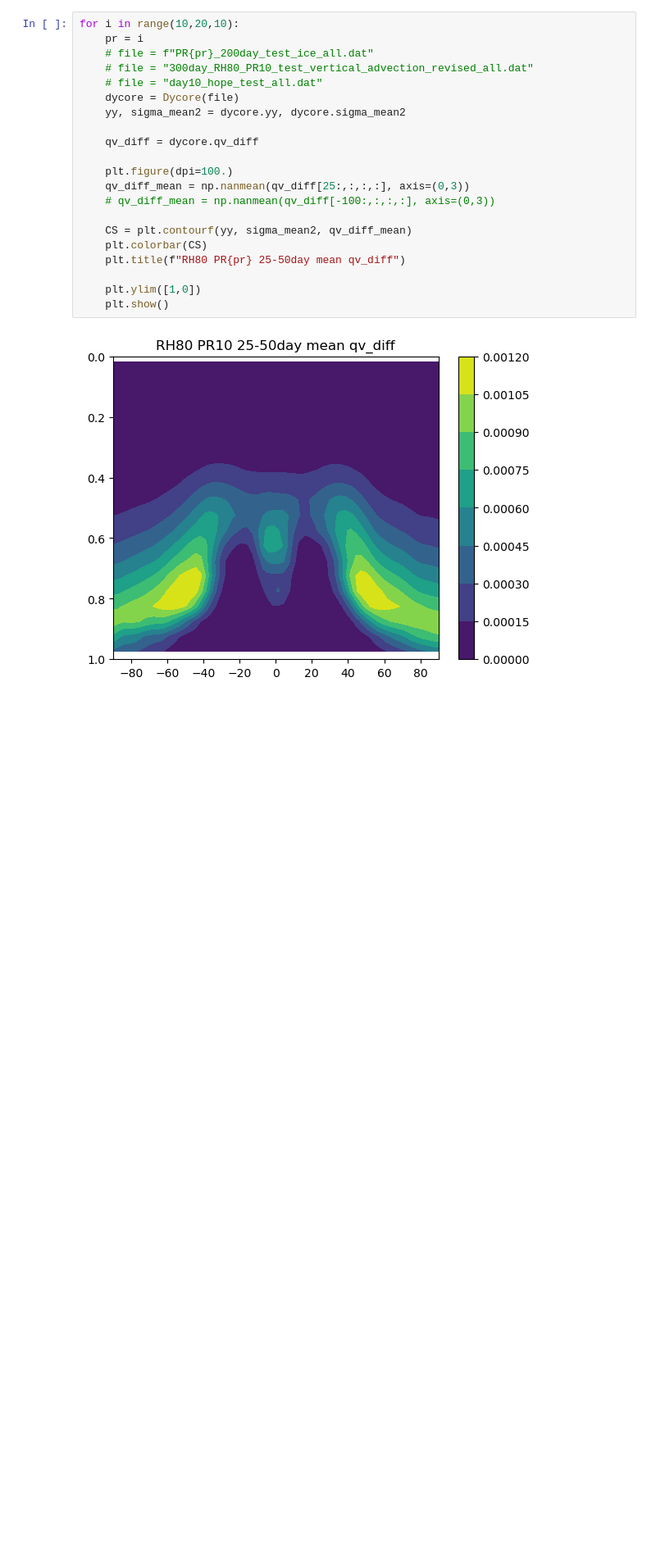
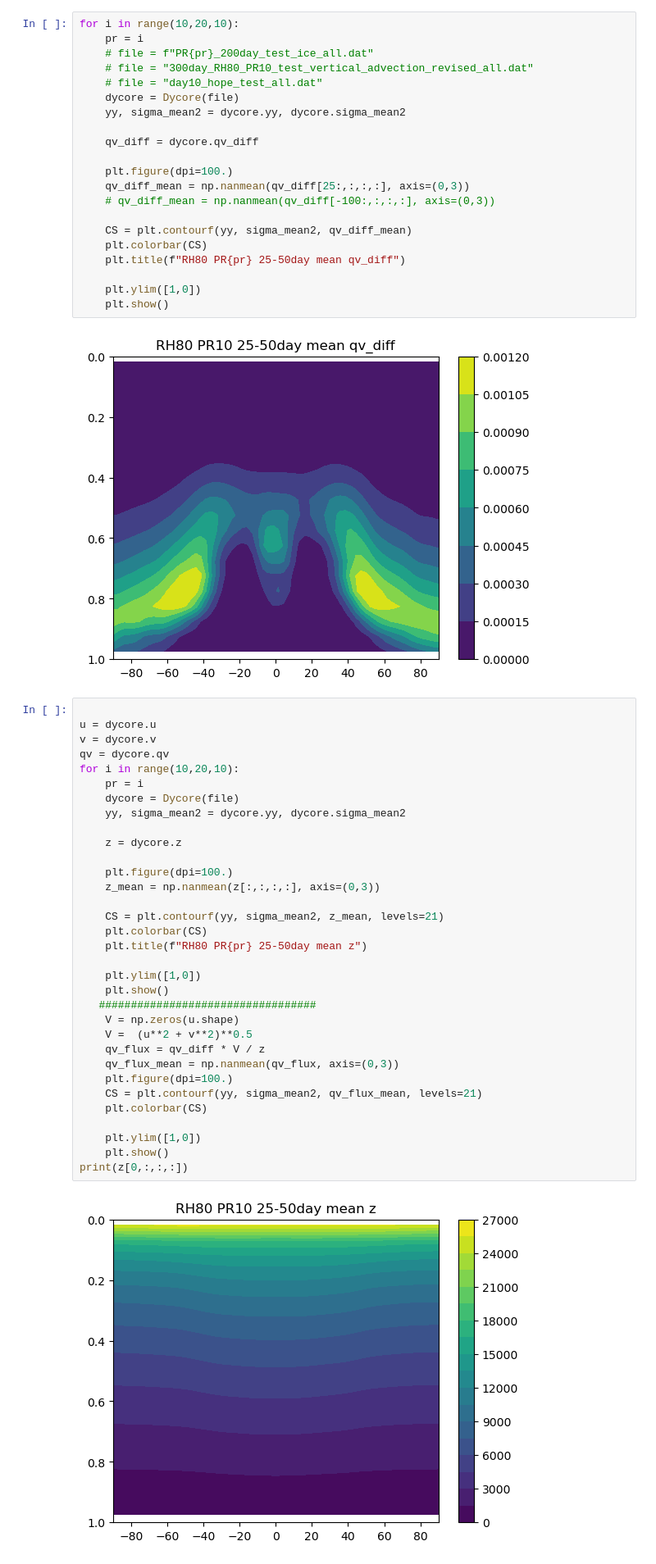
Before and after one commit to PeterChang1023/Dycore_Master, a Jupyter notebook: dycore/IdealizeSpetral.jl/exp/HSt42/check_spinupday.ipynb, the cells around one changed output. Shown: that part at 82% size. Cells and saved outputs as stored; diff of their text form; blank space fills up the shorter version.

```diff
--- a/dycore/IdealizeSpetral.jl/exp/HSt42/check_spinupday.ipynb
+++ b/dycore/IdealizeSpetral.jl/exp/HSt42/check_spinupday.ipynb
@@ -617,3 +622,38 @@ for i in range(10,20,10):
     plt.show()
 # %% [output]
 [figure]
+# %%
+
+u = dycore.u
+v = dycore.v
+qv = dycore.qv
+for i in range(10,20,10):
+    pr = i
+    dycore = Dycore(file)
+    yy, sigma_mean2 = dycore.yy, dycore.sigma_mean2
+
+    z = dycore.z
+
+    plt.figure(dpi=100.)
+    z_mean = np.nanmean(z[:,:,:,:], axis=(0,3))
+
+    CS = plt.contourf(yy, sigma_mean2, z_mean, levels=21)
+    plt.colorbar(CS)
+    plt.title(f"RH80 PR{pr} 25-50day mean z")
+
+    plt.ylim([1,0])
+    plt.show()
+   ##################################
+    V = np.zeros(u.shape)
+    V =  (u**2 + v**2)**0.5
+    qv_flux = qv_diff * V / z
+    qv_flux_mean = np.nanmean(qv_flux, axis=(0,3))
+    plt.figure(dpi=100.)
+    CS = plt.contourf(yy, sigma_mean2, qv_flux_mean, levels=21)
+    plt.colorbar(CS)
+
+    plt.ylim([1,0])
+    plt.show()
+print(z[0,:,:,:])
+# %% [output]
+[figure, added]
```
Also changed, not shown: parts of 9 cells of this notebook, 2 other files.
